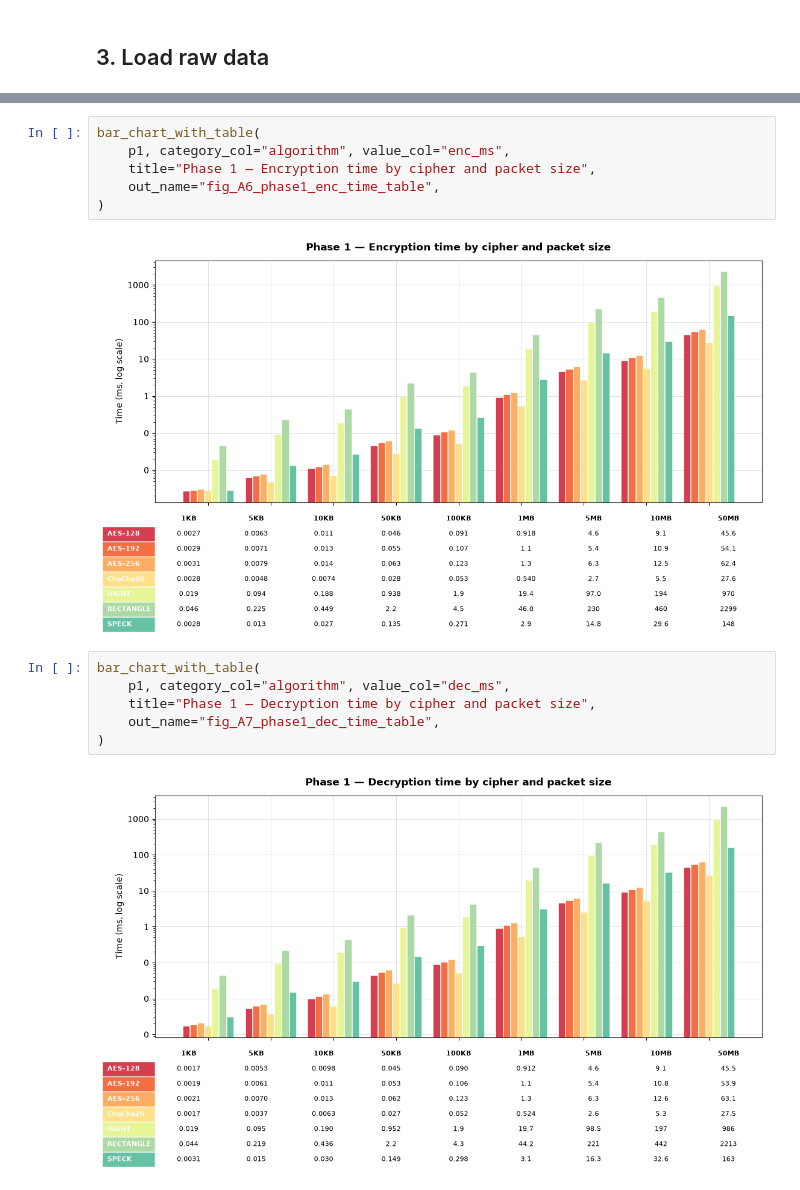
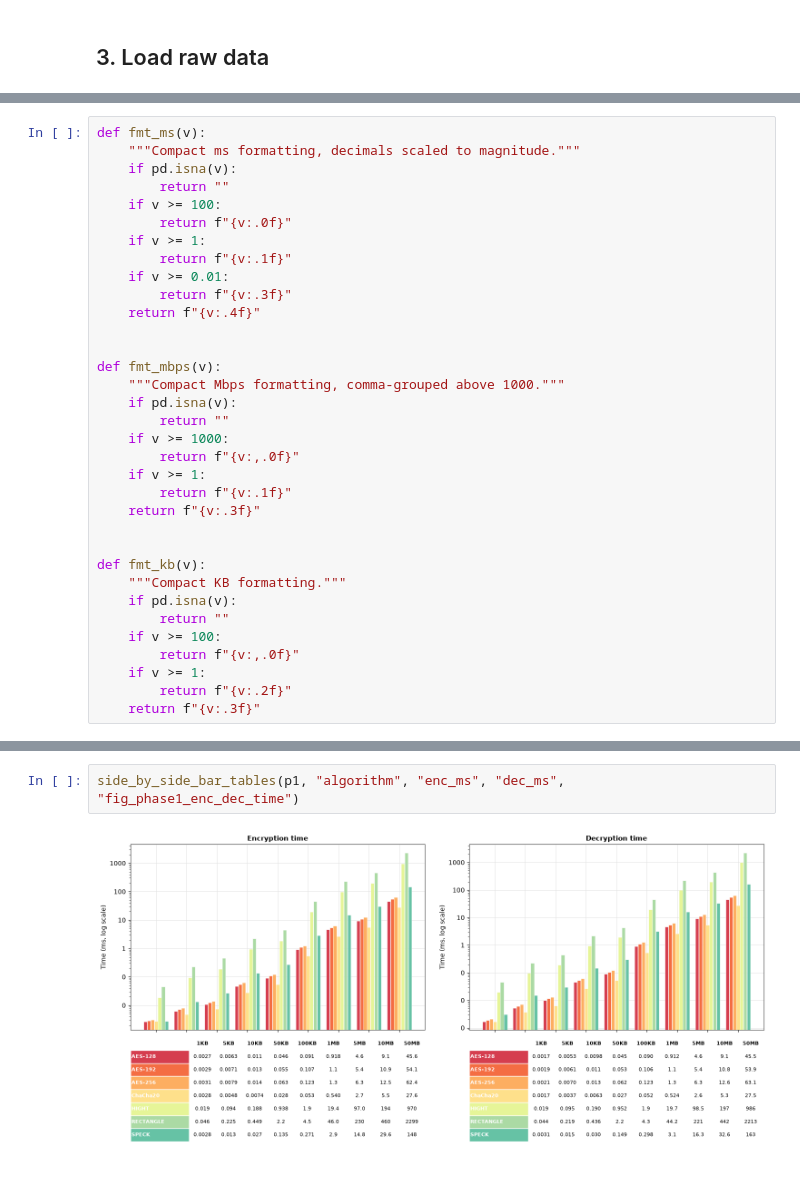
Before and after one commit to GuilhermebV27/PRISEC-IV-Context-Aware-Cryptography, a Jupyter notebook: benchmark-analysis/analysis.ipynb, the cells around one changed output, grey strips where cells are left out. Cells and saved outputs as stored; diff of their text form.

```diff
--- a/benchmark-analysis/analysis.ipynb
+++ b/benchmark-analysis/analysis.ipynb
@@ -80,0 +91,34 @@ phase4: 45 rows, columns = ['cascade', 'data_size', 'ecc_ms', 'enc_ms', 'dec_ms'
+# %%
+def fmt_ms(v):
+    """Compact ms formatting, decimals scaled to magnitude."""
+    if pd.isna(v):
+        return ""
+    if v >= 100:
+        return f"{v:.0f}"
+    if v >= 1:
+        return f"{v:.1f}"
+    if v >= 0.01:
+        return f"{v:.3f}"
+    return f"{v:.4f}"
+
+
+def fmt_mbps(v):
+    """Compact Mbps formatting, comma-grouped above 1000."""
+    if pd.isna(v):
+        return ""
+    if v >= 1000:
+        return f"{v:,.0f}"
+    if v >= 1:
+        return f"{v:.1f}"
+    return f"{v:.3f}"
+
+
+def fmt_kb(v):
+    """Compact KB formatting."""
+    if pd.isna(v):
+        return ""
+    if v >= 100:
+        return f"{v:,.0f}"
+    if v >= 1:
+        return f"{v:.2f}"
+    return f"{v:.3f}"
@@ -154,17 +314,5 @@ def bar_chart_with_table(df, category_col, value_col, title, out_name,
 # %%
-bar_chart_with_table(
-    p1, category_col="algorithm", value_col="enc_ms",
-    title="Phase 1 — Encryption time by cipher and packet size",
-    out_name="fig_A6_phase1_enc_time_table",
-)
+side_by_side_bar_tables(p1, "algorithm", "enc_ms", "dec_ms", "fig_phase1_enc_dec_time")
 # %% [output]
-[figure, old version]
+[figure, new version]
-# %%
-bar_chart_with_table(
-    p1, category_col="algorithm", value_col="dec_ms",
-    title="Phase 1 — Decryption time by cipher and packet size",
-    out_name="fig_A7_phase1_dec_time_table",
-)
-# %% [output]
-[figure, removed]
 # %% [markdown]
```
Also changed, not shown: parts of 37 cells of this notebook, 35 other files.
